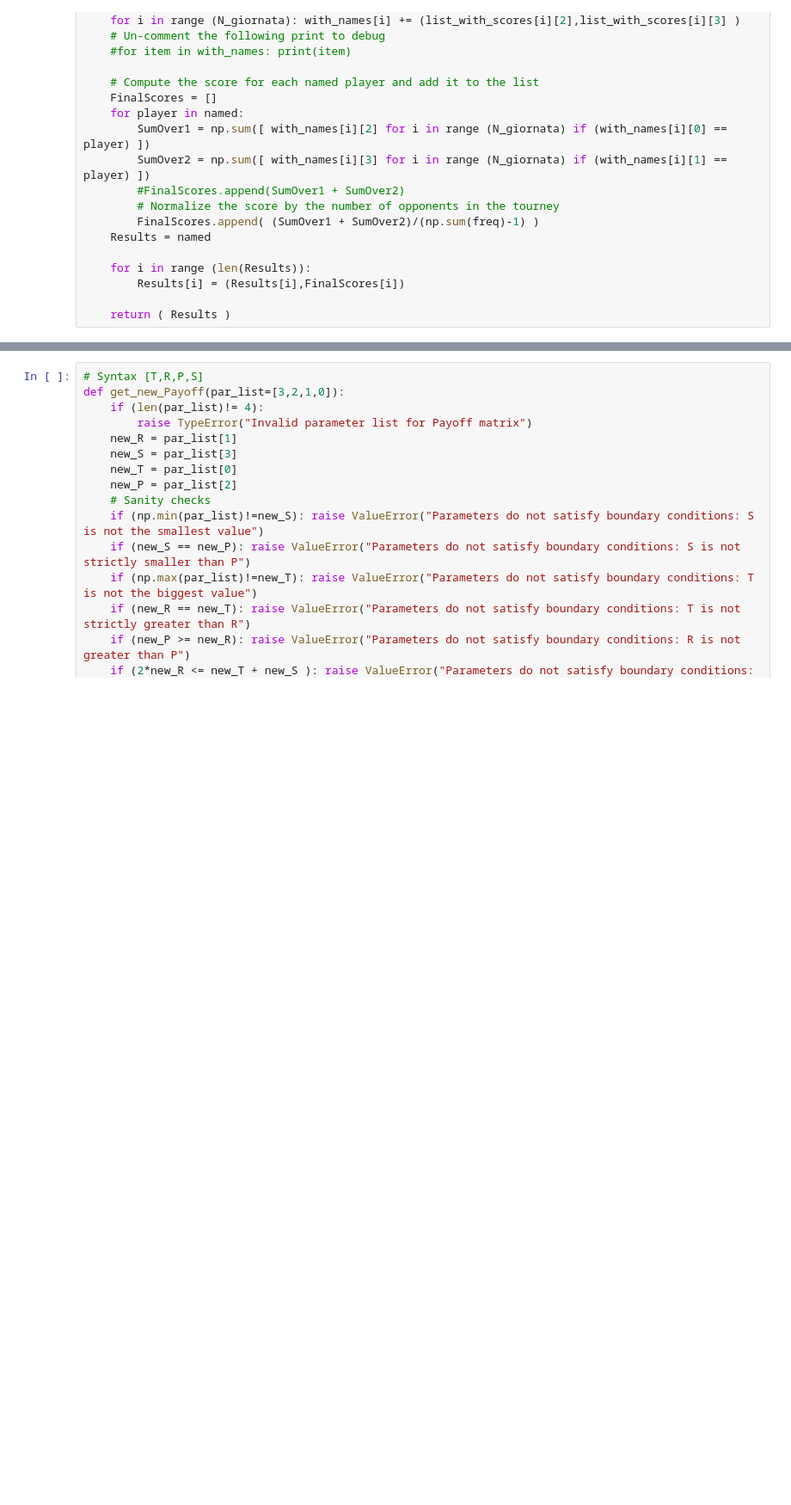
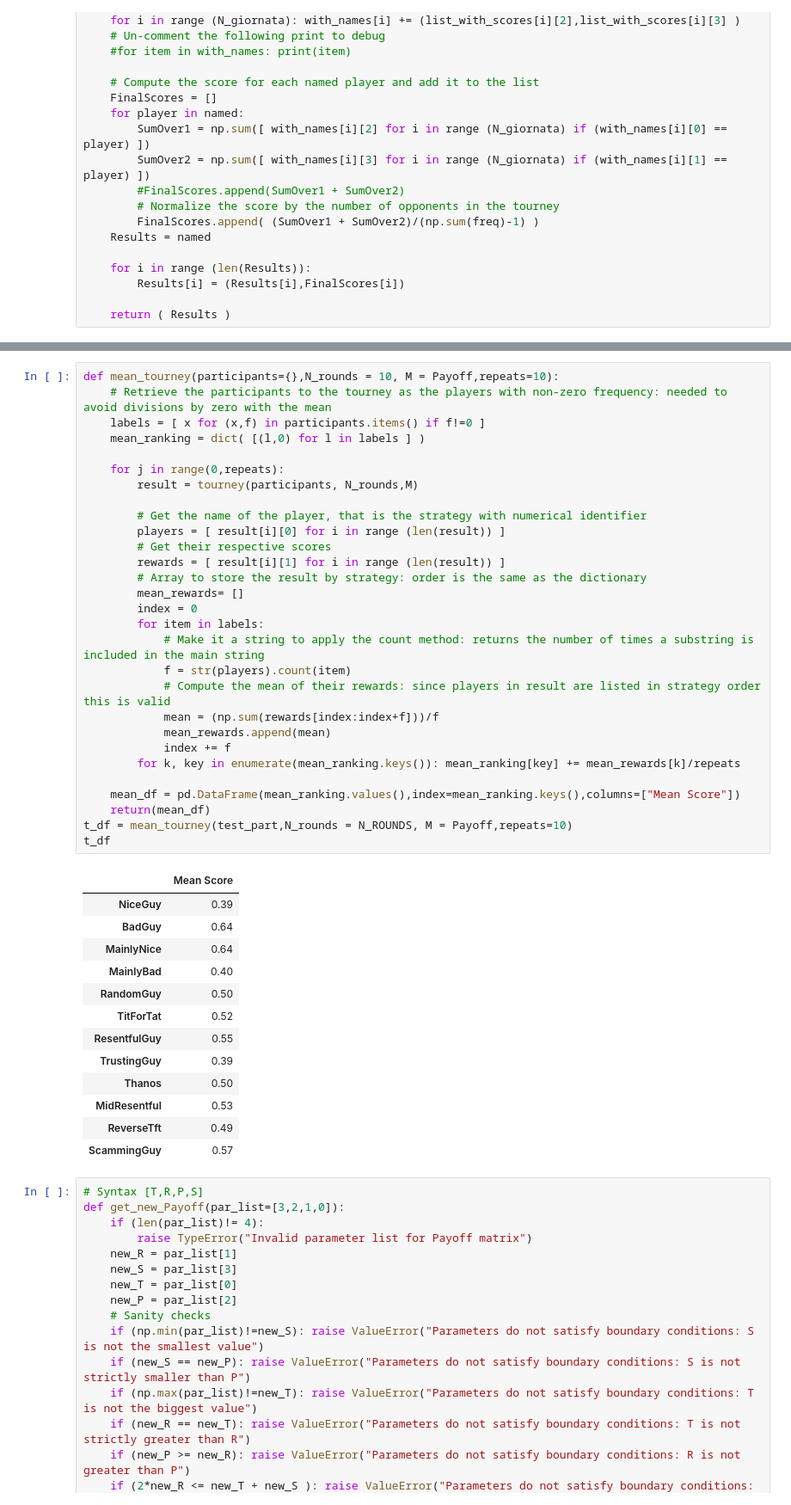
Before and after one commit to LeoPi314/LCP_projects_Y7_Group_4, a Jupyter notebook: Tourney.ipynb, the cells around one changed output, grey strips where cells are left out. Shown at 86% size. Cells and saved outputs as stored; diff of their text form; blank space fills up the shorter version.

Commit message:
[Mattia] Mean tourney

```diff
--- a/Tourney.ipynb
+++ b/Tourney.ipynb
@@ -362,3 +362,46 @@ NiceGuy         0.352
+# %%
+def mean_tourney(participants={},N_rounds = 10, M = Payoff,repeats=10):
+    # Retrieve the participants to the tourney as the players with non-zero frequency: needed to avoid divisions by zero with the mean
+    labels = [ x for (x,f) in participants.items() if f!=0 ]
+    mean_ranking = dict( [(l,0) for l in labels ] )
+
+    for j in range(0,repeats):
+        result = tourney(participants, N_rounds,M)
+
+        # Get the name of the player, that is the strategy with numerical identifier
+        players = [ result[i][0] for i in range (len(result)) ]
+        # Get their respective scores
+        rewards = [ result[i][1] for i in range (len(result)) ]
+        # Array to store the result by strategy: order is the same as the dictionary
+        mean_rewards= []
+        index = 0
+        for item in labels:
+            # Make it a string to apply the count method: returns the number of times a substring is included in the main string
+            f = str(players).count(item)
+            # Compute the mean of their rewards: since players in result are listed in strategy order this is valid
+            mean = (np.sum(rewards[index:index+f]))/f
+            mean_rewards.append(mean)
+            index += f
+        for k, key in enumerate(mean_ranking.keys()): mean_ranking[key] += mean_rewards[k]/repeats
+
+    mean_df = pd.DataFrame(mean_ranking.values(),index=mean_ranking.keys(),columns=["Mean Score"])
+    return(mean_df)
+t_df = mean_tourney(test_part,N_rounds = N_ROUNDS, M = Payoff,repeats=10)
+t_df
+# %% [output]
+|  | Mean Score |
+| NiceGuy | 0.39 |
+| BadGuy | 0.64 |
+| MainlyNice | 0.64 |
+| MainlyBad | 0.40 |
+| RandomGuy | 0.50 |
+| TitForTat | 0.52 |
+| ResentfulGuy | 0.55 |
+| TrustingGuy | 0.39 |
+| Thanos | 0.50 |
+| MidResentful | 0.53 |
+| ReverseTft | 0.49 |
+| ScammingGuy | 0.57 |
 # %%
 # Syntax [T,R,P,S]
 def get_new_Payoff(par_list=[3,2,1,0]):
```
Also changed, not shown: parts of 9 cells of this notebook, 1 other file.
